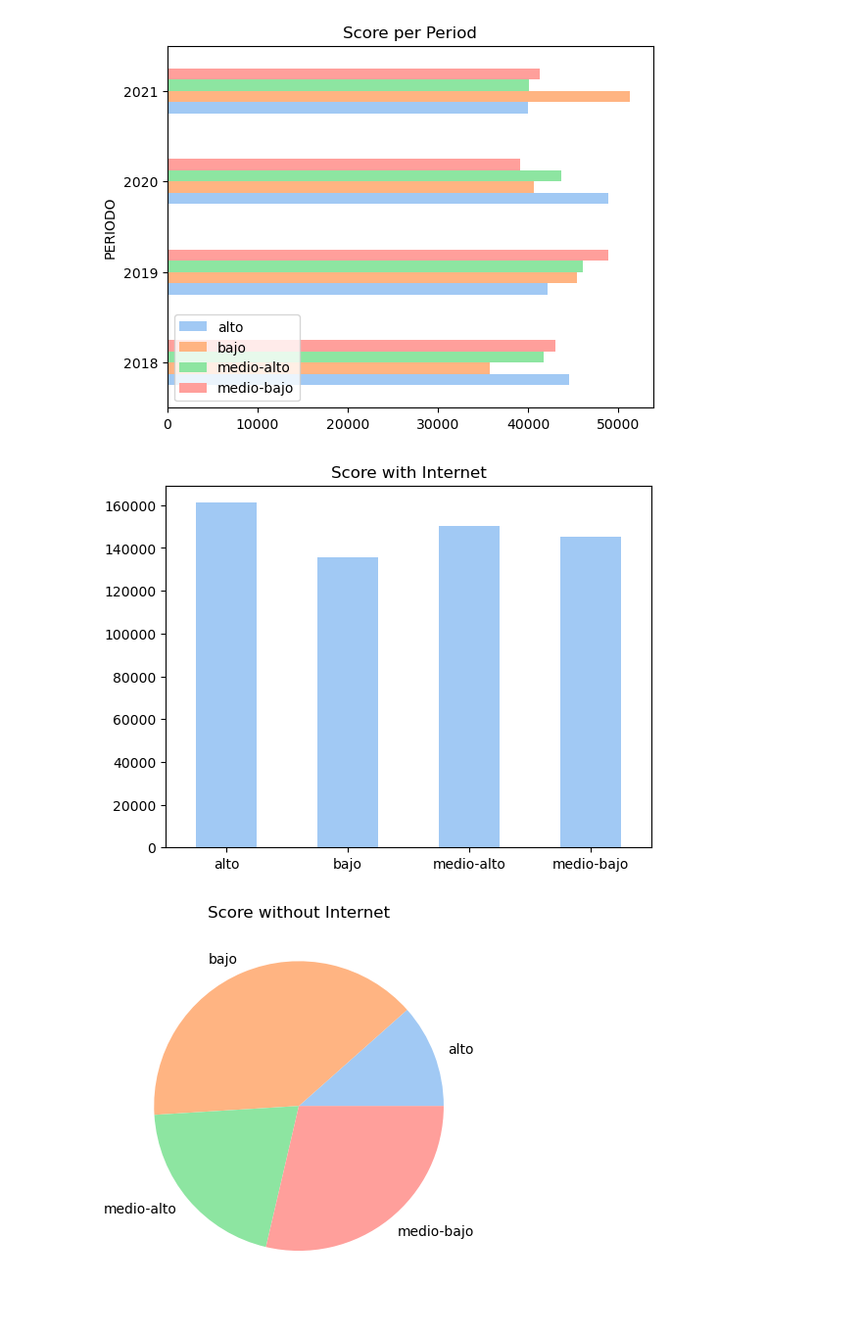
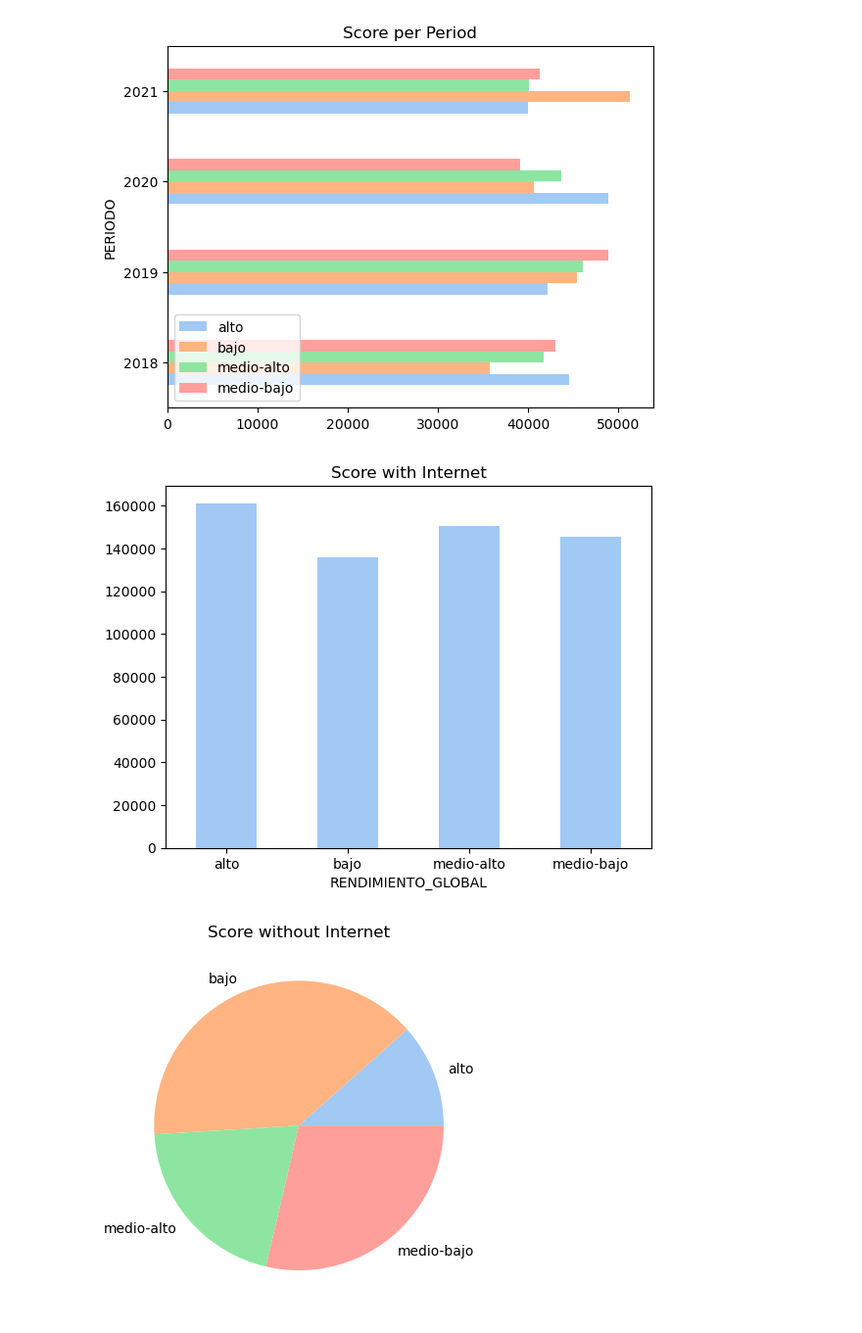
Before and after one commit to itsandregil/saber-pro-prediction, a Jupyter notebook: 01-exploracion.ipynb, the cells around one changed output. Shown at 98% size. Cells and saved outputs as stored; diff of their text form; code cells hidden in the pictures.

```diff
--- a/01-exploracion.ipynb
+++ b/01-exploracion.ipynb
@@ -316,11 +319,11 @@ plt.show()
 # %% [output]
 [figure]
 # %%
-internet_score_table.loc["Si"].plot(kind="bar", title="Score with Internet", xlabel="")
+internet_score_table.loc["Si"].plot(kind="bar", title="Score with Internet", ylabel="")
 plt.xticks(rotation=0)
 plt.show()
 # %% [output]
-[figure, old version]
+[figure, new version]
 # %%
 internet_score_table.loc["No"].plot(kind="pie", title="Score without Internet", ylabel="")
 plt.show()
```
Also changed, not shown: parts of 3 cells of this notebook, 1 other file.
